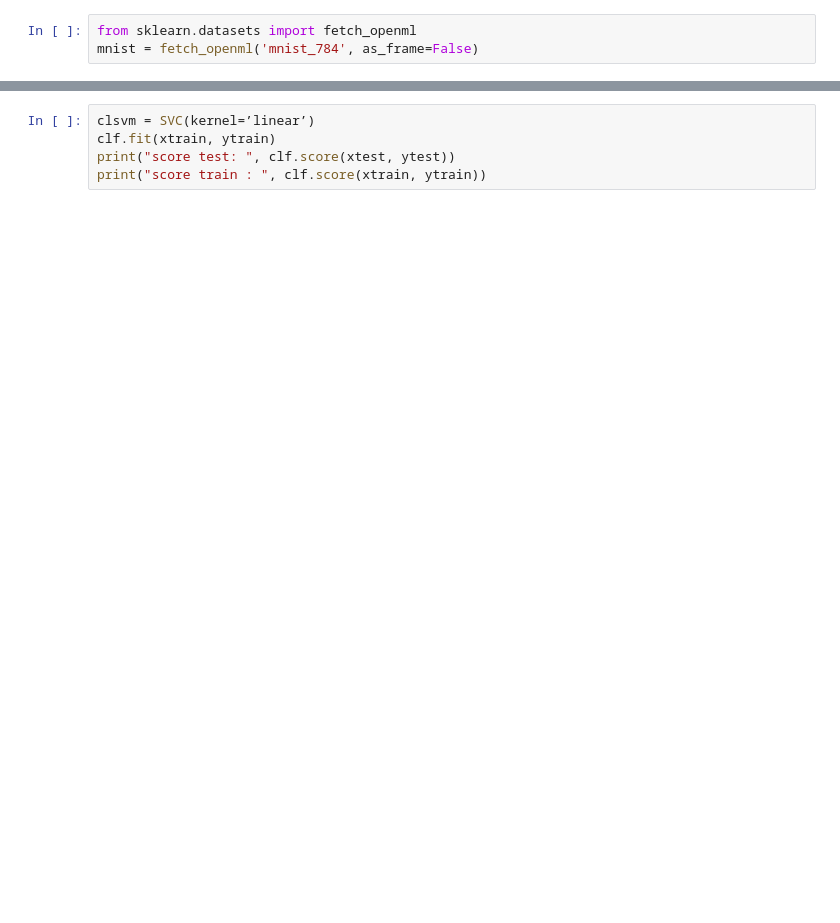
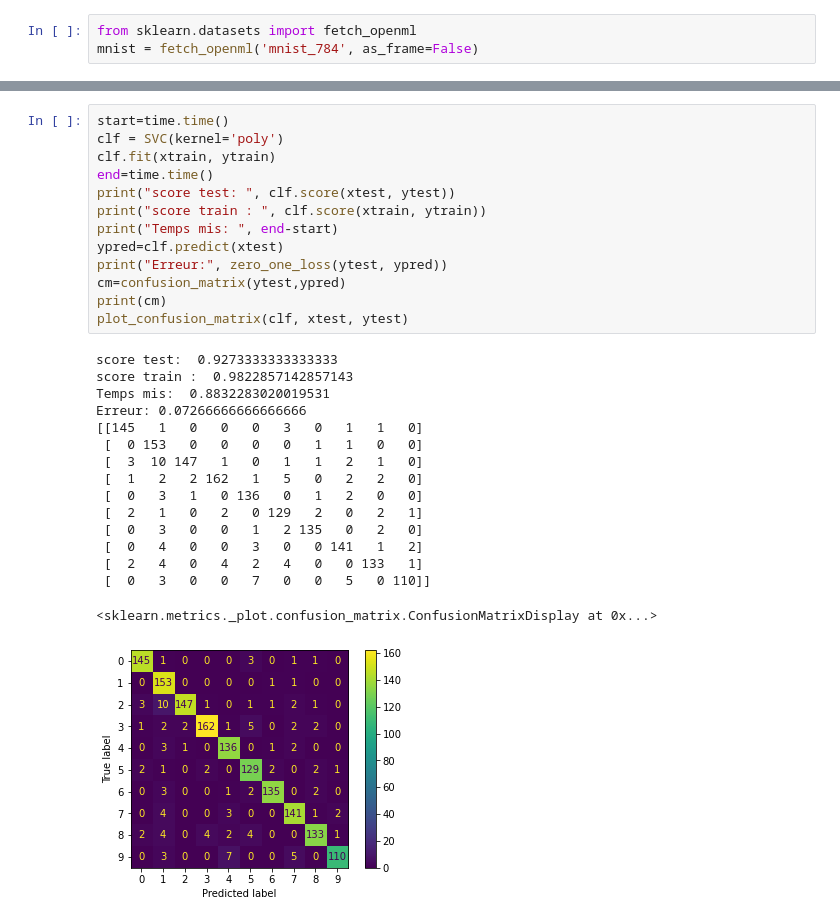
Before and after one commit to Emma-bau/Apprentissage-supervis-, a Jupyter notebook: TP3-supervise.ipynb, the cells around one changed output, grey strips where cells are left out. Cells and saved outputs as stored; diff of their text form; blank space fills up the shorter version.

```diff
--- a/TP3-supervise.ipynb
+++ b/TP3-supervise.ipynb
@@ -18,6 +66,31 @@ print("score train : ", clf.score(xtrain, ytrain))
 # %%
-clsvm = SVC(kernel=’linear’)
+start=time.time()
+clf = SVC(kernel='poly')
 clf.fit(xtrain, ytrain)
+end=time.time()
 print("score test: ", clf.score(xtest, ytest))
 print("score train : ", clf.score(xtrain, ytrain))
+print("Temps mis: ", end-start)
+ypred=clf.predict(xtest)
+print("Erreur:", zero_one_loss(ytest, ypred))
+cm=confusion_matrix(ytest,ypred)
+print(cm)
+plot_confusion_matrix(clf, xtest, ytest)
+# %% [output]
+score test:  0.9273333333333333
+score train :  0.9822857142857143
+Temps mis:  0.8832283020019531
+Erreur: 0.07266666666666666
+[[145   1   0   0   0   3   0   1   1   0]
+ [  0 153   0   0   0   0   1   1   0   0]
+ [  3  10 147   1   0   1   1   2   1   0]
+ [  1   2   2 162   1   5   0   2   2   0]
+ [  0   3   1   0 136   0   1   2   0   0]
+ [  2   1   0   2   0 129   2   0   2   1]
+ [  0   3   0   0   1   2 135   0   2   0]
+ [  0   4   0   0   3   0   0 141   1   2]
+ [  2   4   0   4   2   4   0   0 133   1]
+ [  0   3   0   0   7   0   0   5   0 110]]
+<sklearn.metrics._plot.confusion_matrix.ConfusionMatrixDisplay at 0x...>
+[figure, added]
 # %%
```
Also changed, not shown: parts of 11 cells of this notebook, 1 other file.
